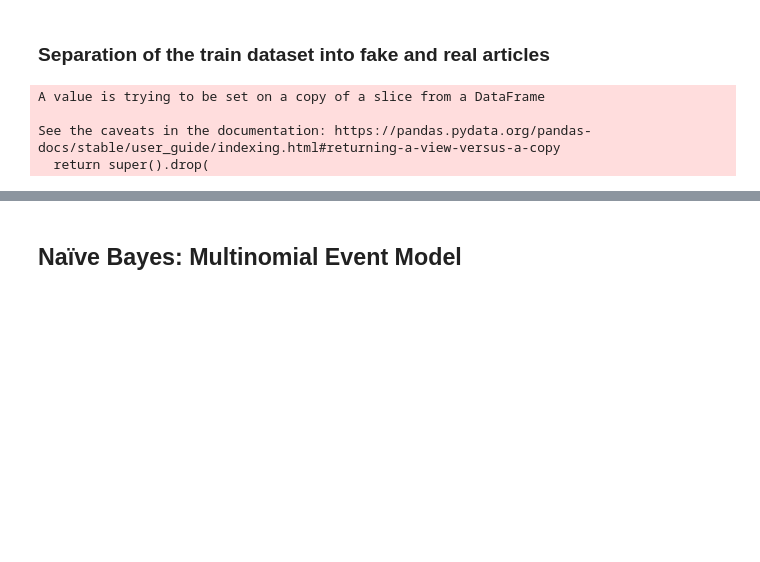
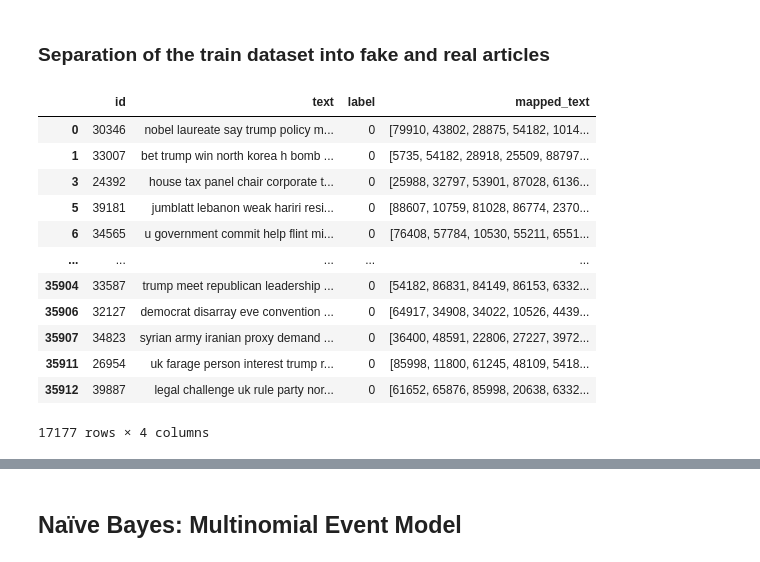
Before and after one commit to domenicocinque/FDSA1, a Jupyter notebook: correzione_parte_1.ipynb, the cells around one changed output, grey strips where cells are left out. Cells and saved outputs as stored; diff of their text form; code cells hidden in the pictures; blank space fills up the shorter version.

```diff
--- a/correzione_parte_1.ipynb
+++ b/correzione_parte_1.ipynb
@@ -270,14 +297,22 @@ train
 # %%
 train_0 = train.loc[train['label']==0]
 train_1 = train.loc[train['label']==1]
-# %%
-train_0.drop({'Unnamed: 0.1','Unnamed: 0.1.1'},axis=1,inplace=True)
-train_1.drop({'Unnamed: 0.1','Unnamed: 0.1.1'},axis=1,inplace=True)
-# %% [output]
-A value is trying to be set on a copy of a slice from a DataFrame
-
-See the caveats in the documentation: https://pandas.pydata.org/pandas-docs/stable/user_guide/indexing.html#returning-a-view-versus-a-copy
-  return super().drop(
+# %%
+train_0
+# %% [output]
+|  | id | text | label | mapped_text |
+| 0 | 30346 | nobel laureate say trump policy m... | 0 | [79910, 43802, 28875, 54182, 1014... |
+| 1 | 33007 | bet trump win north korea h bomb ... | 0 | [5735, 54182, 28918, 25509, 88797... |
+| 3 | 24392 | house tax panel chair corporate t... | 0 | [25988, 32797, 53901, 87028, 6136... |
+| 5 | 39181 | jumblatt lebanon weak hariri resi... | 0 | [88607, 10759, 81028, 86774, 2370... |
+| 6 | 34565 | u government commit help flint mi... | 0 | [76408, 57784, 10530, 55211, 6551... |
+| ... | ... | ... | ... | ... |
+| 35904 | 33587 | trump meet republican leadership ... | 0 | [54182, 86831, 84149, 86153, 6332... |
+| 35906 | 32127 | democrat disarray eve convention ... | 0 | [64917, 34908, 34022, 10526, 4439... |
+| 35907 | 34823 | syrian army iranian proxy demand ... | 0 | [36400, 48591, 22806, 27227, 3972... |
+| 35911 | 26954 | uk farage person interest trump r... | 0 | [85998, 11800, 61245, 48109, 5418... |
+| 35912 | 39887 | legal challenge uk rule party nor... | 0 | [61652, 65876, 85998, 20638, 6332... |
+17177 rows × 4 columns
 # %%
 train_1
 # %% [output]
```
Also changed, not shown: parts of 44 cells of this notebook.
